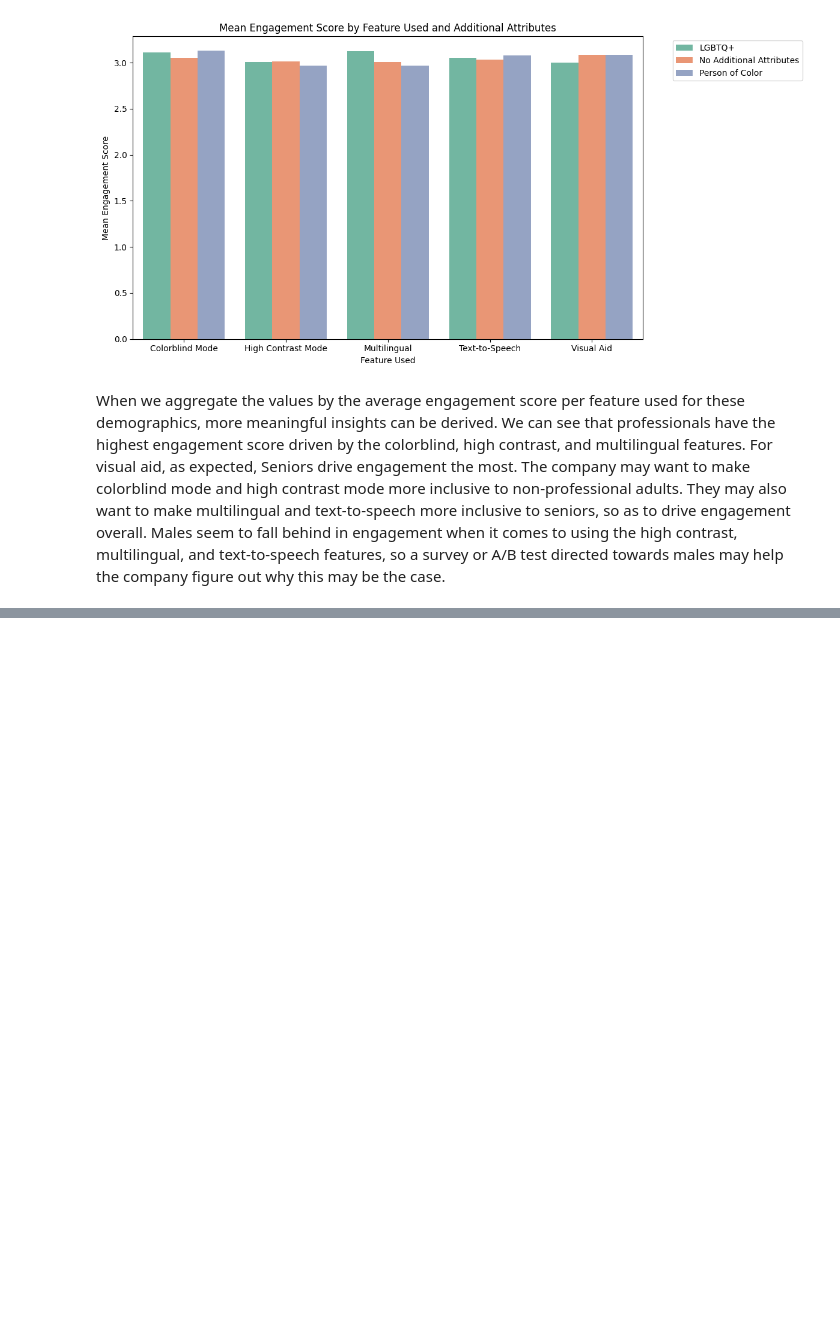
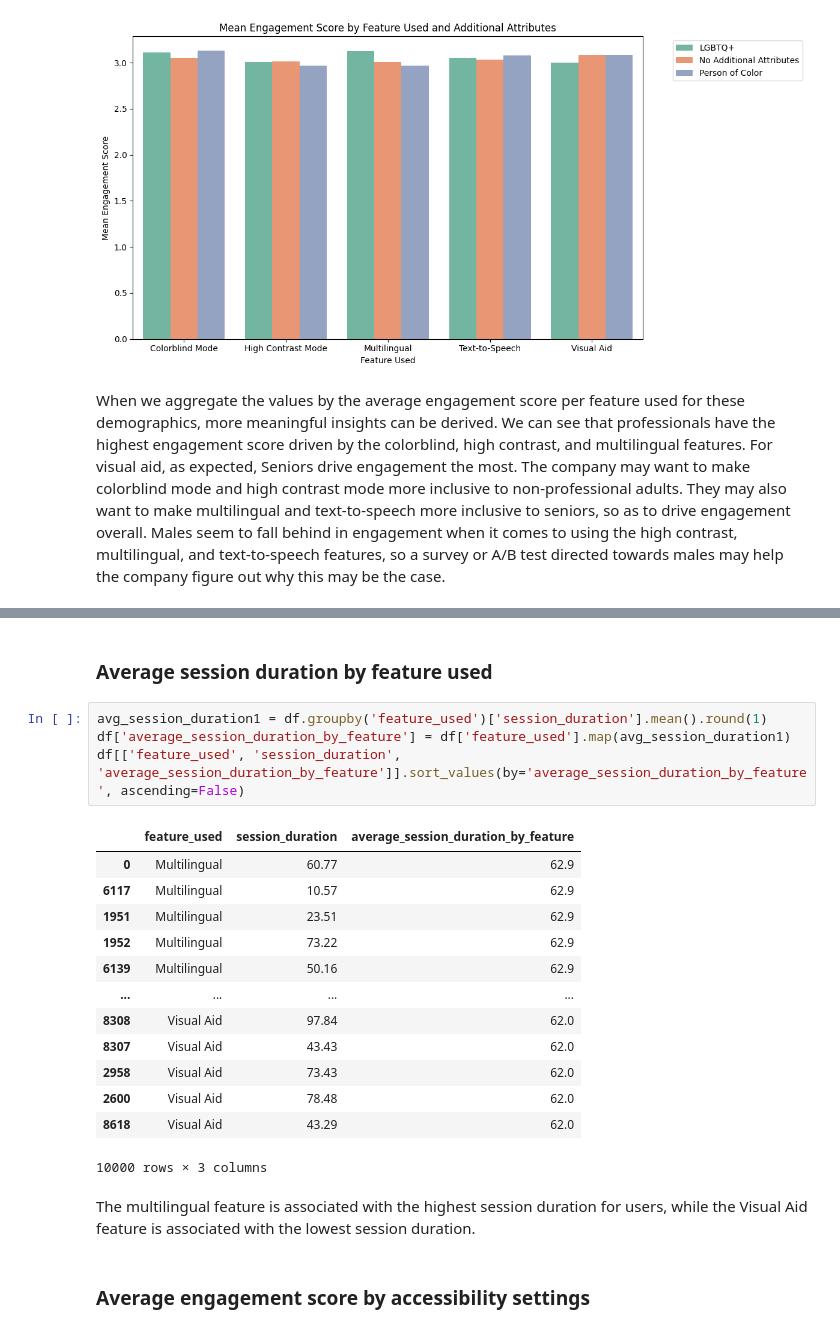
Before and after one commit to adesina923/HackDiversityDataInterviewChallenge-AdesinaAdeniran, a Jupyter notebook: AA_Hack_Diversity_Data_Interview_Product_Inclusion_Analysis_Challenge.ipynb, the cells around one changed output, grey strips where cells are left out. Saved outputs shown, nothing was run; the diff lists cells and outputs as text; blank space fills up the shorter version.

```diff
--- a/AA_Hack_Diversity_Data_Interview_Product_Inclusion_Analysis_Challenge.ipynb
+++ b/AA_Hack_Diversity_Data_Interview_Product_Inclusion_Analysis_Challenge.ipynb
@@ -469,0 +484,24 @@ When we aggregate the values by the average engagement score per feature used fo
+# %% [markdown]
+### Average session duration by feature used
+# %%
+avg_session_duration1 = df.groupby('feature_used')['session_duration'].mean().round(1)
+df['average_session_duration_by_feature'] = df['feature_used'].map(avg_session_duration1)
+df[['feature_used', 'session_duration', 'average_session_duration_by_feature']].sort_values(by='average_session_duration_by_feature', ascending=False)
+# %% [output]
+|  | feature_used | session_duration | average_session_duration_by_feature |
+| 0 | Multilingual | 60.77 | 62.9 |
+| 6117 | Multilingual | 10.57 | 62.9 |
+| 1951 | Multilingual | 23.51 | 62.9 |
+| 1952 | Multilingual | 73.22 | 62.9 |
+| 6139 | Multilingual | 50.16 | 62.9 |
+| ... | ... | ... | ... |
+| 8308 | Visual Aid | 97.84 | 62.0 |
+| 8307 | Visual Aid | 43.43 | 62.0 |
+| 2958 | Visual Aid | 73.43 | 62.0 |
+| 2600 | Visual Aid | 78.48 | 62.0 |
+| 8618 | Visual Aid | 43.29 | 62.0 |
+10000 rows × 3 columns
+# %% [markdown]
+The multilingual feature is associated with the highest session duration for users, while the Visual Aid feature is associated with the lowest session duration.
+# %% [markdown]
+### Average engagement score by accessibility settings
```
Also changed, not shown: parts of 18 cells of this notebook.
